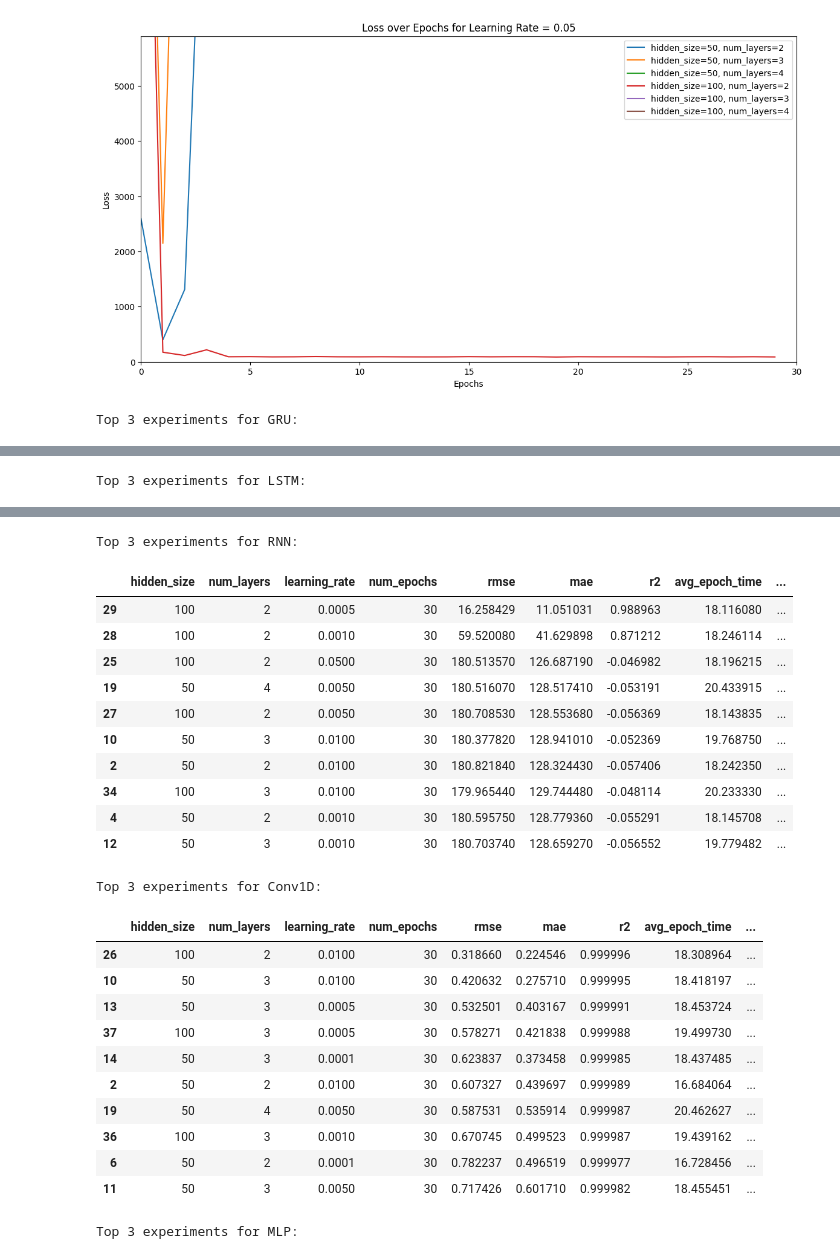
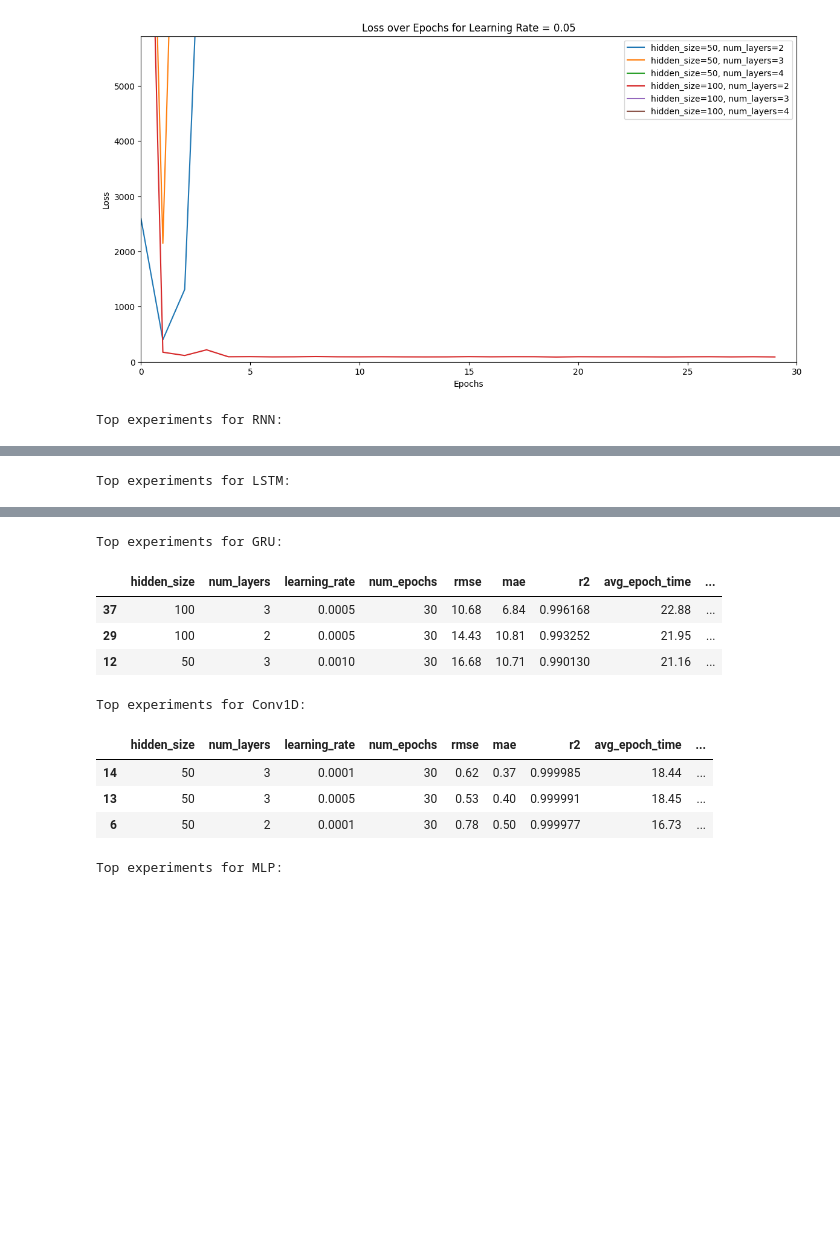
Before and after one commit to sinaebrahimi/Location_Prediction_-ANN-7088CEM-Project-, a Jupyter notebook: 2-Tuning_ANN_Location_Prediction.ipynb, the cells around one changed output, grey strips where cells are left out. Saved outputs shown, nothing was run; the diff lists cells and outputs as text; code cells hidden in the pictures; blank space fills up the shorter version.

Commit message:
Finished the evaluation of methods

```diff
--- a/2-Tuning_ANN_Location_Prediction.ipynb
+++ b/2-Tuning_ANN_Location_Prediction.ipynb
@@ -427,10 +446,14 @@ plt.show()
 # %% [output]
 [figure]
 # %%
+#@title Step 10: Ranking hyperparameters and selecting the top experiments
 
+import pandas as pd
+import os
+import numpy as np
 
 # Methods to analyze
-methods = ["GRU", "LSTM", "RNN", "Conv1D", "MLP"]
+methods = ["RNN", "LSTM", "GRU", "Conv1D", "MLP"]
 
 # Function to calculate the loss slope (rate of convergence)
 def calculate_loss_slope(losses):
@@ -441,7 +464,15 @@ def calculate_loss_slope(losses):
     slope, _ = np.polyfit(epochs, losses, 1)
     return slope  # Slope of the loss curve
 
-# Function to rank and select the top 3 experiments
+# Function to extract the final loss value and its corresponding epoch
+def extract_final_loss(losses):
+    if isinstance(losses, str):
+        losses = eval(losses)  # Convert string representation of list back to list
+    final_loss = losses[-1]  # The last recorded loss
+    final_epoch = len(losses)  # The epoch corresponding to the final loss
+    return final_loss, final_epoch
+
+# Function to rank and select the top experiments
 def select_top_experiments(df, epoch_time_weight=0.1):
     # Rank based on RMSE (lower is better)
     df['rank_rmse'] = df['rmse'].rank(ascending=True)
@@ -457,14 +488,30 @@ def select_top_experiments(df, epoch_time_weight=0.1):
     df['loss_slope'] = df['epoch_losses'].apply(calculate_loss_slope)
     df['rank_loss_slope'] = df['loss_slope'].rank(ascending=True) / 10
 
+    # Extract final loss and corresponding epoch
+    df[['final_loss', 'final_epoch']] = df['epoch_losses'].apply(lambda x: pd.Series(extract_final_loss(x)))
+
+    # Rank based on final recorded loss (lower is better)
+    df['rank_final_loss'] = df['final_loss'].rank(ascending=True)
+
     # Sum the ranks to get a combined score
     df['combined_rank'] = (df['rank_rmse'] + df['rank_mae'] + df['rank_r2'] +
-                           df['weighted_epoch_time'] + df['rank_loss_slope'])
+                           df['weighted_epoch_time'] + df['rank_loss_slope'] + df['rank_final_loss'])
 
-    # Sort by the combined rank and select the top 3
+    # Sort by the combined rank and select the top experiments
     top_experiments = df.sort_values('combined_rank').head(3) # change 3 to get more rows for more analysis
 
+    # Convert ranking columns and final_epoch to integers where possible
+    rank_columns = ['rank_rmse', 'rank_mae', 'rank_r2', 'rank_loss_slope', 'rank_final_loss', 'final_epoch']
+    top_experiments[rank_columns] = top_experiments[rank_columns].map(lambda x: int(x) if isinstance(x, (int, float)) and x.is_integer() else x)
+
+    # Round specific columns to 2 decimal places
+    columns_to_round = ['rmse', 'mae', 'avg_epoch_time', 'epoch_losses', 'norm_epoch_time',
+                        'weighted_epoch_time', 'loss_slope', 'final_loss', 'combined_rank']
+    top_experiments[columns_to_round] = top_experiments[columns_to_round].round(2)
+
     return top_experiments
+
 # Dictionary to store results
 results = {}
 
@@ -481,13 +528,13 @@ for method in methods:
 
 # Display the results for each method
 for method, top_experiments in results.items():
-    print(f"Top 3 experiments for {method}:")
+    print(f"Top experiments for {method}:")
     display(top_experiments)
     print("\n")
 
 # Saving the best results to new CSV files
 for method, top_experiments in results.items():
-    top_experiments.to_csv(f'top_3_experiments_{method}.csv', index=False)
+    top_experiments.to_csv(f'top_experiments_{method}.csv', index=False)
 # %% [output]
-Top 3 experiments for GRU:
+Top experiments for RNN:
 |  | hidden_size | num_layers | learning_rate | num_epochs | rmse | mae | r2 | avg_epoch_time | ... |
@@ -504,2 +544,2 @@ Top 3 experiments for GRU:
-Top 3 experiments for LSTM:
+Top experiments for LSTM:
 |  | hidden_size | num_layers | learning_rate | num_epochs | rmse | mae | r2 | avg_epoch_time | ... |
@@ -516,26 +549,12 @@ Top 3 experiments for LSTM:
-Top 3 experiments for RNN:
+Top experiments for GRU:
 |  | hidden_size | num_layers | learning_rate | num_epochs | rmse | mae | r2 | avg_epoch_time | ... |
-| 29 | 100 | 2 | 0.0005 | 30 | 16.258429 | 11.051031 | 0.988963 | 18.116080 | ... |
-| 28 | 100 | 2 | 0.0010 | 30 | 59.520080 | 41.629898 | 0.871212 | 18.246114 | ... |
-| 25 | 100 | 2 | 0.0500 | 30 | 180.513570 | 126.687190 | -0.046982 | 18.196215 | ... |
-| 19 | 50 | 4 | 0.0050 | 30 | 180.516070 | 128.517410 | -0.053191 | 20.433915 | ... |
-| 27 | 100 | 2 | 0.0050 | 30 | 180.708530 | 128.553680 | -0.056369 | 18.143835 | ... |
-| 10 | 50 | 3 | 0.0100 | 30 | 180.377820 | 128.941010 | -0.052369 | 19.768750 | ... |
-| 2 | 50 | 2 | 0.0100 | 30 | 180.821840 | 128.324430 | -0.057406 | 18.242350 | ... |
-| 34 | 100 | 3 | 0.0100 | 30 | 179.965440 | 129.744480 | -0.048114 | 20.233330 | ... |
-| 4 | 50 | 2 | 0.0010 | 30 | 180.595750 | 128.779360 | -0.055291 | 18.145708 | ... |
-| 12 | 50 | 3 | 0.0010 | 30 | 180.703740 | 128.659270 | -0.056552 | 19.779482 | ... |
+| 37 | 100 | 3 | 0.0005 | 30 | 10.68 | 6.84 | 0.996168 | 22.88 | ... |
+| 29 | 100 | 2 | 0.0005 | 30 | 14.43 | 10.81 | 0.993252 | 21.95 | ... |
+| 12 | 50 | 3 | 0.0010 | 30 | 16.68 | 10.71 | 0.990130 | 21.16 | ... |
-Top 3 experiments for Conv1D:
+Top experiments for Conv1D:
 |  | hidden_size | num_layers | learning_rate | num_epochs | rmse | mae | r2 | avg_epoch_time | ... |
-| 26 | 100 | 2 | 0.0100 | 30 | 0.318660 | 0.224546 | 0.999996 | 18.308964 | ... |
-| 10 | 50 | 3 | 0.0100 | 30 | 0.420632 | 0.275710 | 0.999995 | 18.418197 | ... |
-| 13 | 50 | 3 | 0.0005 | 30 | 0.532501 | 0.403167 | 0.999991 | 18.453724 | ... |
-| 37 | 100 | 3 | 0.0005 | 30 | 0.578271 | 0.421838 | 0.999988 | 19.499730 | ... |
-| 14 | 50 | 3 | 0.0001 | 30 | 0.623837 | 0.373458 | 0.999985 | 18.437485 | ... |
-| 2 | 50 | 2 | 0.0100 | 30 | 0.607327 | 0.439697 | 0.999989 | 16.684064 | ... |
-| 19 | 50 | 4 | 0.0050 | 30 | 0.587531 | 0.535914 | 0.999987 | 20.462627 | ... |
-| 36 | 100 | 3 | 0.0010 | 30 | 0.670745 | 0.499523 | 0.999987 | 19.439162 | ... |
-| 6 | 50 | 2 | 0.0001 | 30 | 0.782237 | 0.496519 | 0.999977 | 16.728456 | ... |
-| 11 | 50 | 3 | 0.0050 | 30 | 0.717426 | 0.601710 | 0.999982 | 18.455451 | ... |
+| 14 | 50 | 3 | 0.0001 | 30 | 0.62 | 0.37 | 0.999985 | 18.44 | ... |
+| 13 | 50 | 3 | 0.0005 | 30 | 0.53 | 0.40 | 0.999991 | 18.45 | ... |
+| 6 | 50 | 2 | 0.0001 | 30 | 0.78 | 0.50 | 0.999977 | 16.73 | ... |
-Top 3 experiments for MLP:
+Top experiments for MLP:
 |  | hidden_size | num_layers | learning_rate | num_epochs | rmse | mae | r2 | avg_epoch_time | ... |
```
Also changed, not shown: parts of 4 cells of this notebook, 24 other files.
